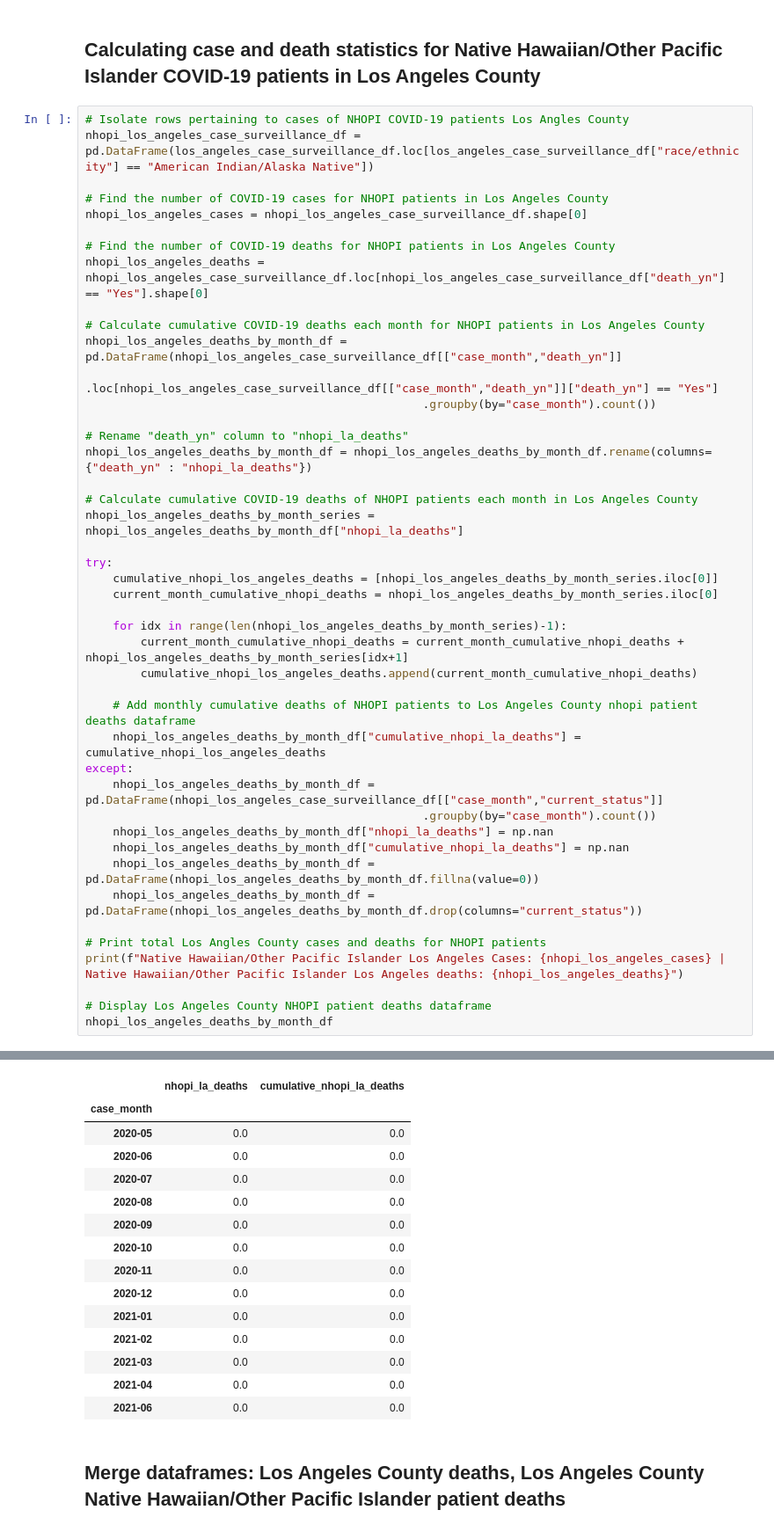
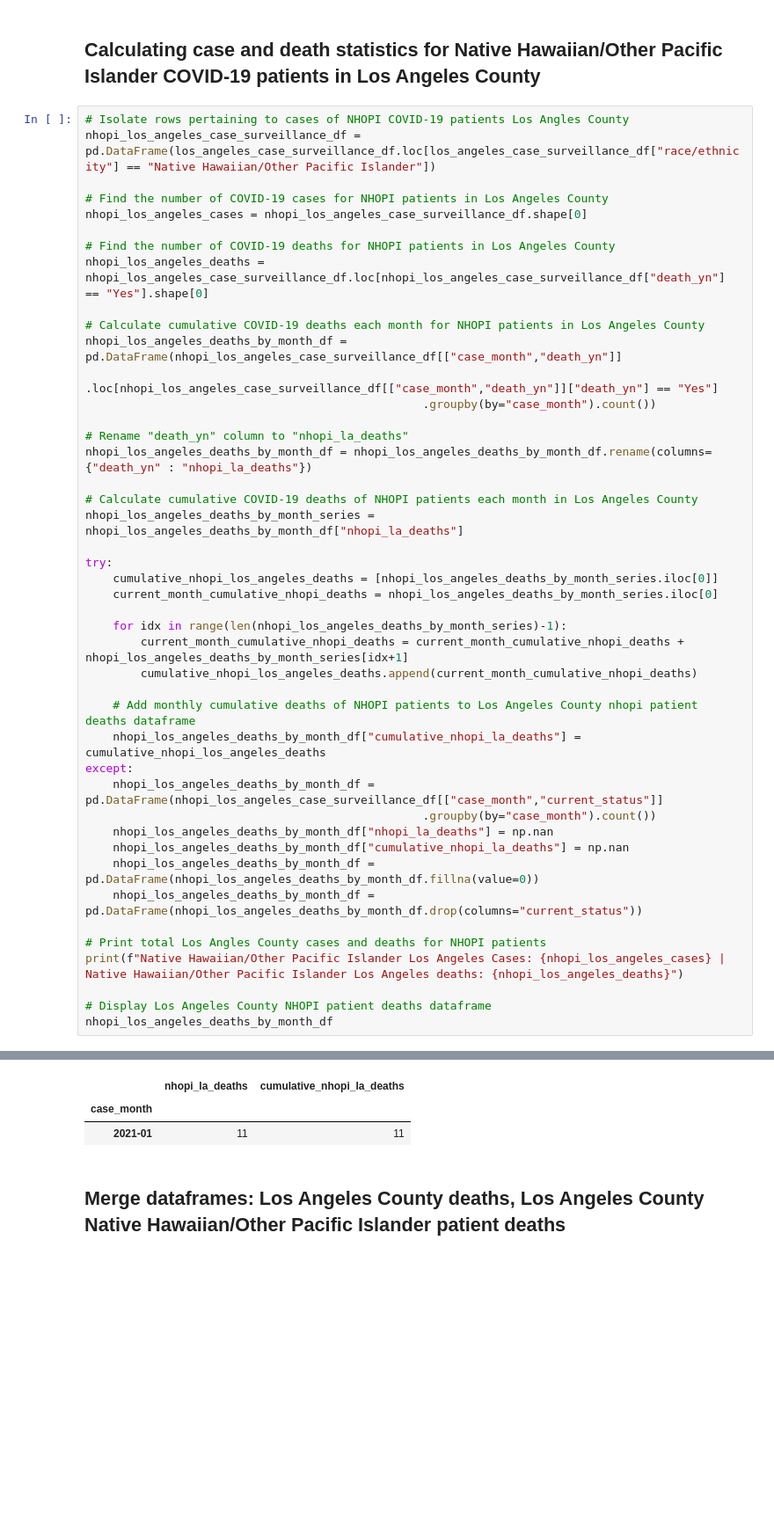
Before and after one commit to kevogil/covid-analysis, a Jupyter notebook: Notebooks/Analysis_And_Visualizations/percentage_deaths_vs_population_percentage.ipynb, the cells around one changed output, grey strips where cells are left out. Shown at 88% size. Drawn from its saved outputs; the diff is of its cells as text; blank space fills up the shorter version.

```diff
--- a/Notebooks/Analysis_And_Visualizations/percentage_deaths_vs_population_percentage.ipynb
+++ b/Notebooks/Analysis_And_Visualizations/percentage_deaths_vs_population_percentage.ipynb
@@ -418,7 +522,7 @@ los_angeles_and_black_deaths_df
 ## Calculating case and death statistics for Native Hawaiian/Other Pacific Islander COVID-19 patients in Los Angeles County
 # %%
 # Isolate rows pertaining to cases of NHOPI COVID-19 patients Los Angles County
-nhopi_los_angeles_case_surveillance_df = pd.DataFrame(los_angeles_case_surveillance_df.loc[los_angeles_case_surveillance_df["race/ethnicity"] == "American Indian/Alaska Native"])
+nhopi_los_angeles_case_surveillance_df = pd.DataFrame(los_angeles_case_surveillance_df.loc[los_angeles_case_surveillance_df["race/ethnicity"] == "Native Hawaiian/Other Pacific Islander"])
 
 # Find the number of COVID-19 cases for NHOPI patients in Los Angeles County
 nhopi_los_angeles_cases = nhopi_los_angeles_case_surveillance_df.shape[0]
@@ -465,18 +569,6 @@ Native Hawaiian/Other Pacific Islander Los Angeles Cases: 4599 | Native Hawaiian
 |  | nhopi_la_deaths | cumulative_nhopi_la_deaths |
 | case_month |  |  |
-| 2020-05 | 0.0 | 0.0 |
-| 2020-06 | 0.0 | 0.0 |
-| 2020-07 | 0.0 | 0.0 |
-| 2020-08 | 0.0 | 0.0 |
-| 2020-09 | 0.0 | 0.0 |
-| 2020-10 | 0.0 | 0.0 |
-| 2020-11 | 0.0 | 0.0 |
-| 2020-12 | 0.0 | 0.0 |
-| 2021-01 | 0.0 | 0.0 |
-| 2021-02 | 0.0 | 0.0 |
-| 2021-03 | 0.0 | 0.0 |
-| 2021-04 | 0.0 | 0.0 |
-| 2021-06 | 0.0 | 0.0 |
+| 2021-01 | 11 | 11 |
 # %% [markdown]
 ## Merge dataframes: Los Angeles County deaths, Los Angeles County Native Hawaiian/Other Pacific Islander patient deaths
 # %%
```
Also changed, not shown: parts of 7 cells of this notebook, 1 other file.
